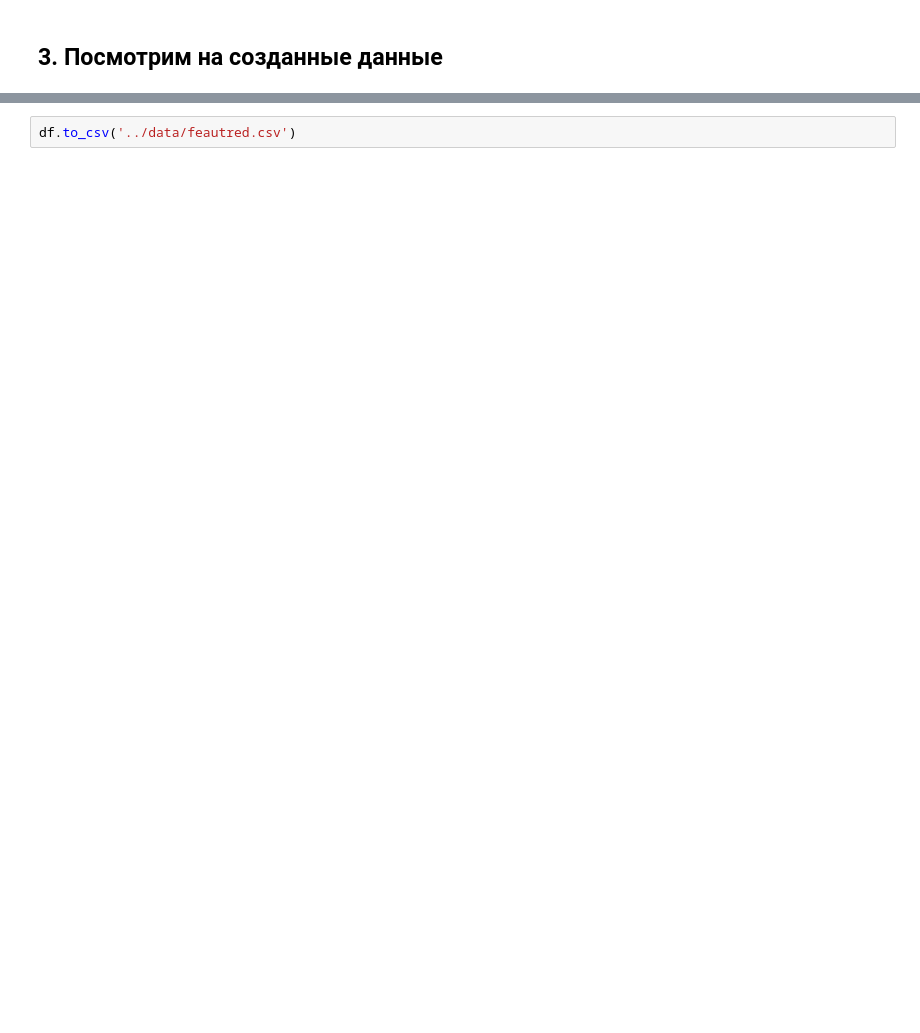
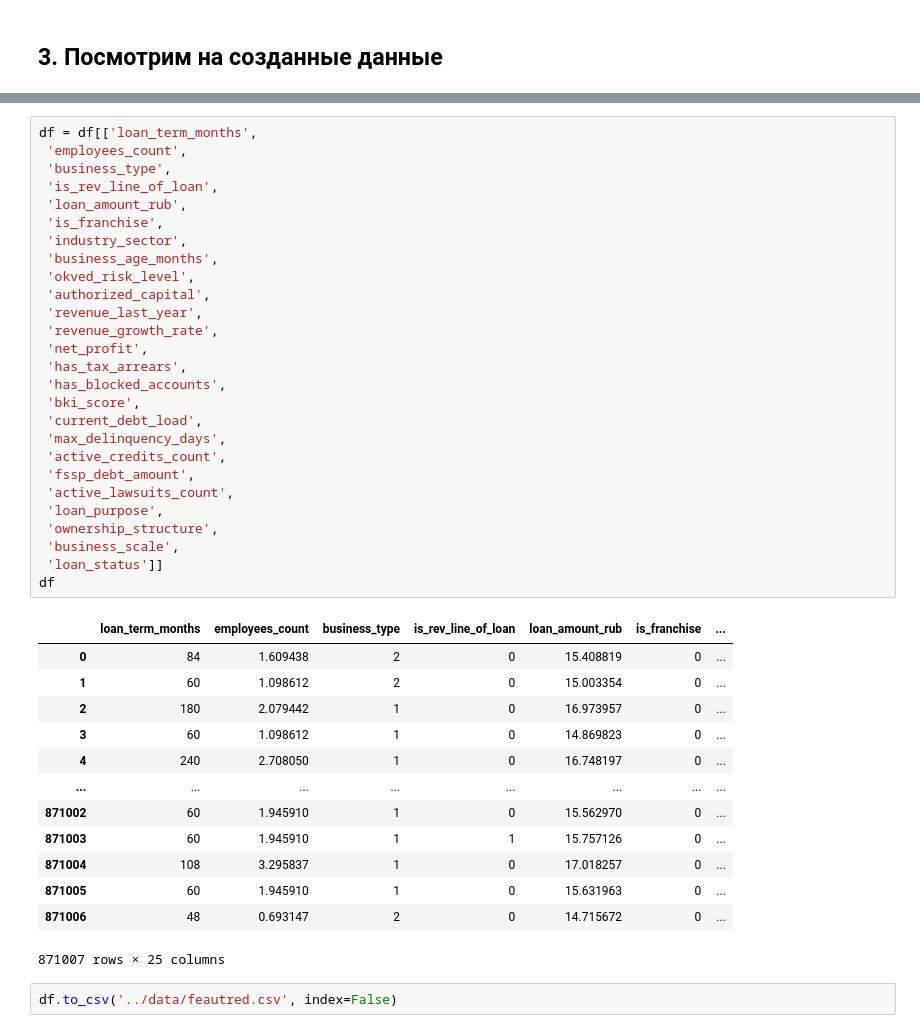
Before and after one commit to snipla/alfa-hack, a Jupyter notebook: ml/notebooks/02_future_generation.ipynb, the cells around one changed output, grey strips where cells are left out. Saved outputs shown, nothing was run; the diff lists cells and outputs as text; blank space fills up the shorter version.

```diff
--- a/ml/notebooks/02_future_generation.ipynb
+++ b/ml/notebooks/02_future_generation.ipynb
@@ -146,2 +212,43 @@ sns.heatmap(df.corr(numeric_only=True), cmap='coolwarm', vmin=-1, vmax=1)
+# %%
+df = df[['loan_term_months',
+ 'employees_count',
+ 'business_type',
+ 'is_rev_line_of_loan',
+ 'loan_amount_rub',
+ 'is_franchise',
+ 'industry_sector',
+ 'business_age_months',
+ 'okved_risk_level',
+ 'authorized_capital',
+ 'revenue_last_year',
+ 'revenue_growth_rate',
+ 'net_profit',
+ 'has_tax_arrears',
+ 'has_blocked_accounts',
+ 'bki_score',
+ 'current_debt_load',
+ 'max_delinquency_days',
+ 'active_credits_count',
+ 'fssp_debt_amount',
+ 'active_lawsuits_count',
+ 'loan_purpose',
+ 'ownership_structure',
+ 'business_scale',
+ 'loan_status']]
+df
+# %% [output]
+|  | loan_term_months | employees_count | business_type | is_rev_line_of_loan | loan_amount_rub | is_franchise | ... |
+| 0 | 84 | 1.609438 | 2 | 0 | 15.408819 | 0 | ... |
+| 1 | 60 | 1.098612 | 2 | 0 | 15.003354 | 0 | ... |
+| 2 | 180 | 2.079442 | 1 | 0 | 16.973957 | 0 | ... |
+| 3 | 60 | 1.098612 | 1 | 0 | 14.869823 | 0 | ... |
+| 4 | 240 | 2.708050 | 1 | 0 | 16.748197 | 0 | ... |
+| ... | ... | ... | ... | ... | ... | ... | ... |
+| 871002 | 60 | 1.945910 | 1 | 0 | 15.562970 | 0 | ... |
+| 871003 | 60 | 1.945910 | 1 | 1 | 15.757126 | 0 | ... |
+| 871004 | 108 | 3.295837 | 1 | 0 | 17.018257 | 0 | ... |
+| 871005 | 60 | 1.945910 | 1 | 0 | 15.631963 | 0 | ... |
+| 871006 | 48 | 0.693147 | 2 | 0 | 14.715672 | 0 | ... |
+871007 rows × 25 columns
 # %%
-df.to_csv('../data/feautred.csv')
+df.to_csv('../data/feautred.csv', index=False)
```
Also changed, not shown: parts of 26 cells of this notebook.
